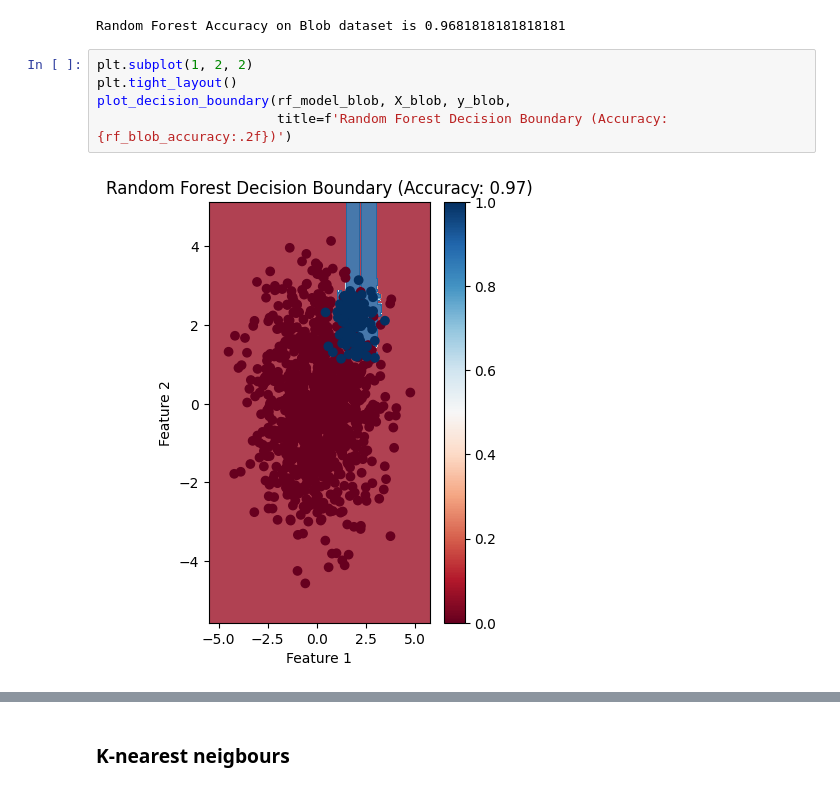
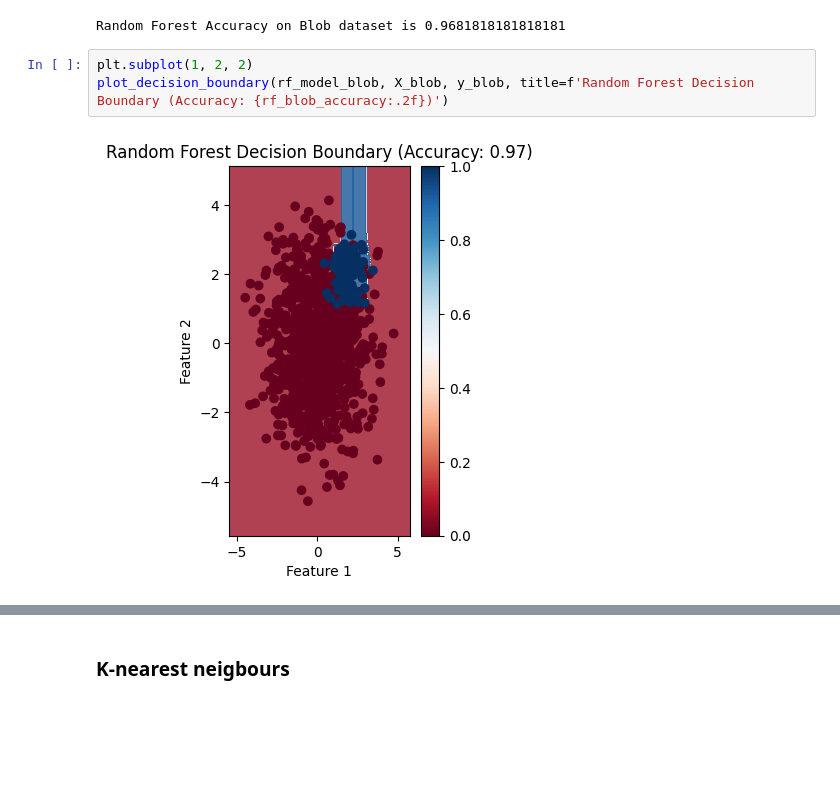
Before and after one commit to mcndoungerii/capstone_ml_project, a Jupyter notebook: notebooks/comparator.ipynb, the cells around one changed output, grey strips where cells are left out. Cells and saved outputs as stored; diff of their text form; blank space fills up the shorter version.

```diff
--- a/notebooks/comparator.ipynb
+++ b/notebooks/comparator.ipynb
@@ -123,8 +124,6 @@ print(f"Random Forest Accuracy on Blob dataset is {rf_blob_accuracy}")
 Random Forest Accuracy on Blob dataset is 0.9681818181818181
 # %%
 plt.subplot(1, 2, 2)
-plt.tight_layout()
-plot_decision_boundary(rf_model_blob, X_blob, y_blob,
-                       title=f'Random Forest Decision Boundary (Accuracy: {rf_blob_accuracy:.2f})')
+plot_decision_boundary(rf_model_blob, X_blob, y_blob, title=f'Random Forest Decision Boundary (Accuracy: {rf_blob_accuracy:.2f})')
 # %% [output]
-[figure, old version]
+[figure, new version]
```
Also changed, not shown: parts of 9 cells of this notebook.
